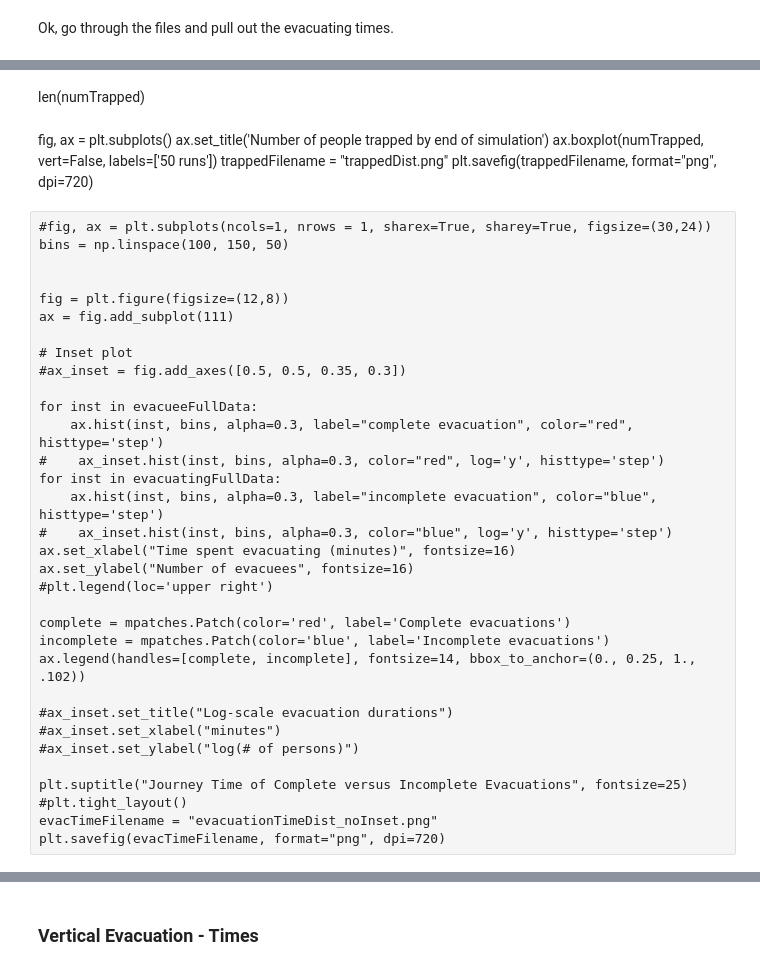
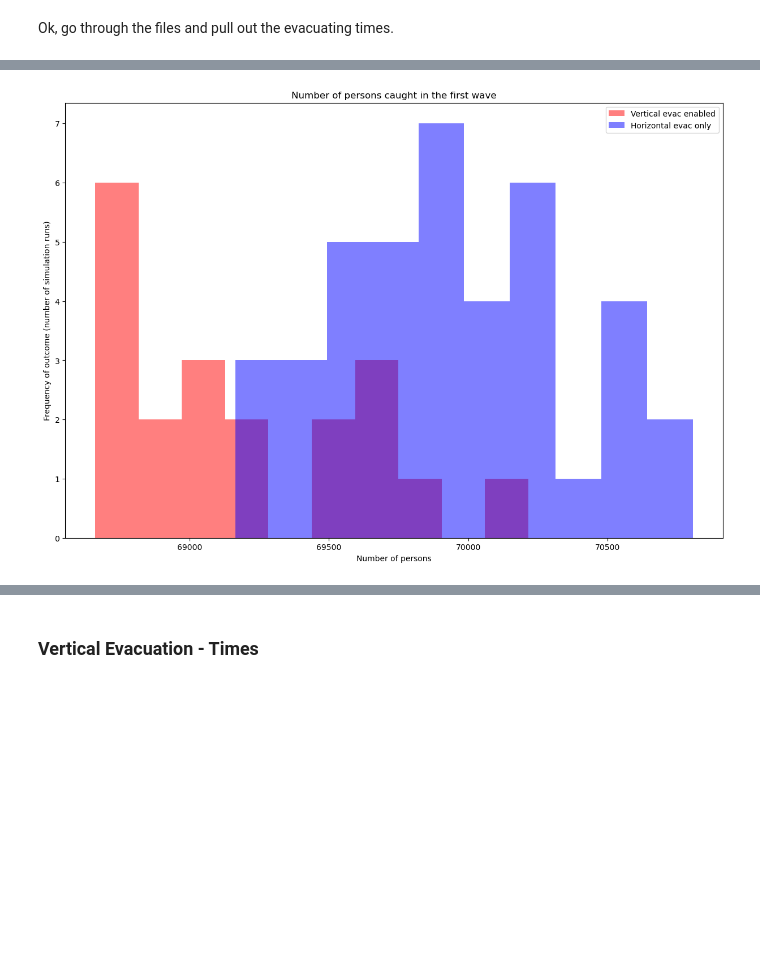
Before and after one commit to swise5/SETOSim, a Jupyter notebook: src/python/TakamatsuTsunami2026.ipynb, the cells around one changed output, grey strips where cells are left out. Saved outputs shown, nothing was run; the diff lists cells and outputs as text; code cells hidden in the pictures; blank space fills up the shorter version.

```diff
--- a/src/python/TakamatsuTsunami2026.ipynb
+++ b/src/python/TakamatsuTsunami2026.ipynb
@@ -94,3 +109,6 @@ record_time_step = int(f_roads.split('_')[-1].replace(".txt", ""))
 
 # how many steps were recorded - based on how frequently the roads were checked
 total_sim_time = len(raw_road_data["usage"][0]) * record_time_step
+# %%
+evacuees = raw_data[raw_data["status"] == "Evacuated"].reset_index()
+example = getAllValidEvacs(evacuees, total_sim_time)
@@ -97,2 +134,5 @@ total_sim_time = len(raw_road_data["usage"][0]) * record_time_step
+# %%
+x = [extractEvacTime(x, total_sim_time) for x in evacuees["evacuatingRecord"]]
+x
 # %%
 evacuees = raw_data[raw_data["status"] == "Evacuated"].reset_index()
@@ -119,7 +162,10 @@ Ok, go through the files and pull out the evacuating times.
 # %%
 evacueeFullData = []
 evacuatingFullData = []
+trappedFullData = []
 numTrapped = []
+vertical = []
+total_evacuating = []
 
 # extract them
 for f in files:
@@ -129,20 +175,22 @@ for f in files:
     if not (f.startswith("out_params_default") and f.endswith("txt")) or "trackedAgents" in f or "roaduse" in f or "heatmap" in f:
         continue
 
+    vertical.append("_vertEvac" in f)
     raw_data = pd.DataFrame(pd.read_csv(workingDir + f, sep='\t')) # read in file
+
+    total_evacuating.append(raw_data[raw_data["evacuatingRecord"].notna()].shape[0])
 
     # successful evacuees
     evacuees = raw_data[raw_data["status"] == "Evacuated"].reset_index()
-    evacTime = [extractEvacTime(s, total_sim_time) for s in evacuees["evacuatingRecord"]]
-    evacueeFullData.append(evacTime)
+    evacueeFullData.append(getAllValidEvacs(evacuees, total_sim_time))
 
     # incomplete evacuations
     evacuees = raw_data[raw_data["status"] == "Evacuating"].reset_index()
-    evacTime = [extractEvacTime(s, total_sim_time) for s in evacuees["evacuatingRecord"]]
-    evacuatingFullData.append(evacTime)
+    evacuatingFullData.append(getAllValidEvacs(evacuees, total_sim_time))
 
     # trapped
-    trapped = raw_data[raw_data["status"] == "Evacuating"].reset_index()
+    trapped = raw_data[raw_data["status"] == "Trapped"].reset_index()
+    trappedFullData.append(trapped)
     numTrapped.append(len(trapped))
 
 #len(evacueeFullData)
@@ -162,41 +242,17 @@ out_params_default_txt_vertEvac0_roaduse_5.txt
-# %% [markdown]
-len(numTrapped)
-# %% [markdown]
-fig, ax = plt.subplots()
-ax.set_title('Number of people trapped by end of simulation')
-ax.boxplot(numTrapped, vert=False, labels=['50 runs'])
-trappedFilename = "trappedDist.png"
-plt.savefig(trappedFilename, format="png", dpi=720)
-# %% [raw]
-#fig, ax = plt.subplots(ncols=1, nrows = 1, sharex=True, sharey=True, figsize=(30,24))
-bins = np.linspace(100, 150, 50)
-
-
-fig = plt.figure(figsize=(12,8))
-ax = fig.add_subplot(111)
-
-# Inset plot
-#ax_inset = fig.add_axes([0.5, 0.5, 0.35, 0.3])
-
-for inst in evacueeFullData:
-    ax.hist(inst, bins, alpha=0.3, label="complete evacuation", color="red", histtype='step')
-#    ax_inset.hist(inst, bins, alpha=0.3, color="red", log='y', histtype='step')
-for inst in evacuatingFullData:
-    ax.hist(inst, bins, alpha=0.3, label="incomplete evacuation", color="blue", histtype='step')
-#    ax_inset.hist(inst, bins, alpha=0.3, color="blue", log='y', histtype='step')
-ax.set_xlabel("Time spent evacuating (minutes)", fontsize=16)
-ax.set_ylabel("Number of evacuees", fontsize=16)
-#plt.legend(loc='upper right')
-
-complete = mpatches.Patch(color='red', label='Complete evacuations')
-incomplete = mpatches.Patch(color='blue', label='Incomplete evacuations')
-ax.legend(handles=[complete, incomplete], fontsize=14, bbox_to_anchor=(0., 0.25, 1., .102))
-
-#ax_inset.set_title("Log-scale evacuation durations")
-#ax_inset.set_xlabel("minutes")
-#ax_inset.set_ylabel("log(# of persons)")
-
-plt.suptitle("Journey Time of Complete versus Incomplete Evacuations", fontsize=25)
-#plt.tight_layout()
-evacTimeFilename = "evacuationTimeDist_noInset.png"
-plt.savefig(evacTimeFilename, format="png", dpi=720)
+# %%
+trappedCounts_vert = pd.Series(numTrapped)[vertical]
+nonverts = [not x for x in vertical]
+trappedCounts_nonVert = pd.Series(numTrapped)[nonverts]
+
+fig, ax = plt.subplots(ncols=1, nrows = 1, sharex=True, sharey=True, figsize=(15,10))
+ax.hist(trappedCounts_vert, color='red', label="Vertical evac enabled", alpha=.5)
+ax.hist(trappedCounts_nonVert, color='blue', label="Horizontal evac only", alpha=.5)
+ax.legend()
+ax.set_title("Number of persons caught in the first wave")
+ax.set_xlabel("Number of persons")
+ax.set_ylabel("Frequency of outcome (number of simulation runs)")
+
+trappedFilename = "trappedDist.png"
+plt.savefig(trappedFilename, format="png", dpi=720)
+# %% [output]
+[figure, added]
```
Also changed, not shown: parts of 32 cells of this notebook, 9 other files.
